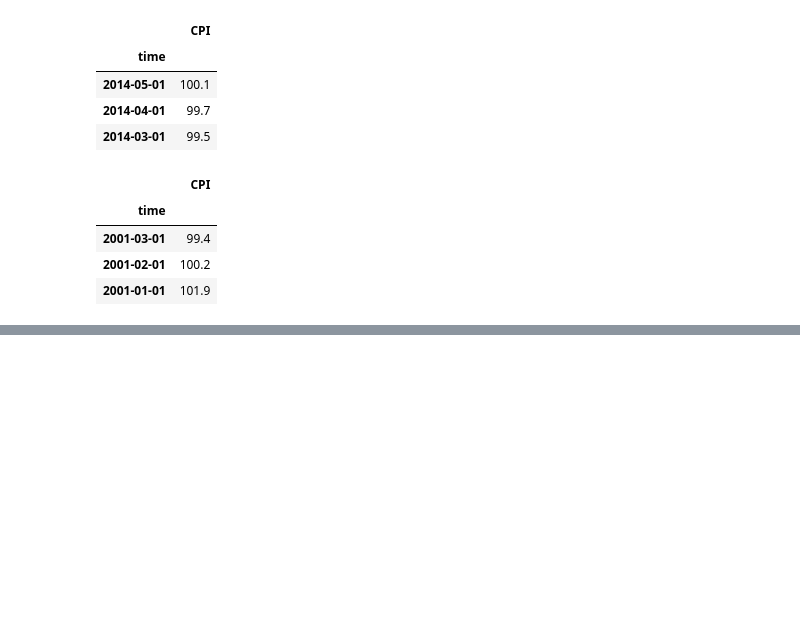
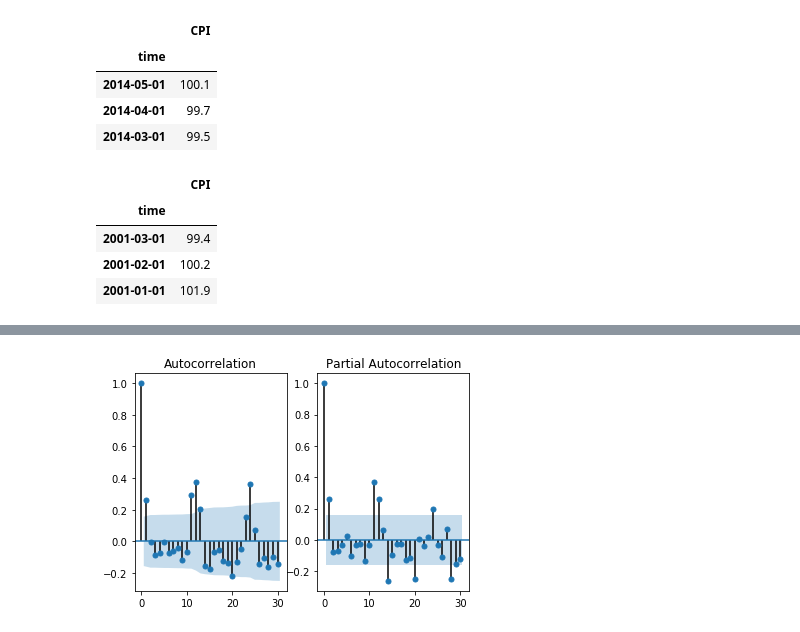
Before and after one commit to okluda/finpy_practice, a Jupyter notebook: ch_25.ipynb, the cells around one changed output, grey strips where cells are left out. Saved outputs shown, nothing was run; the diff lists cells and outputs as text; code cells hidden in the pictures; blank space fills up the shorter version.

```diff
--- a/ch_25.ipynb
+++ b/ch_25.ipynb
@@ -450,0 +303,11 @@ LjungBox[1]
+# %%
+# 加載 ADF 函數
+from arch.unitroot import ADF
+
+# 進行 ADF 單根檢定，並檢視結果
+# 最大落後階數設為 10
+# 防止使用的落後階數過多導致 p-value 偏低
+
+CPItrain=CPItrain.dropna().values
+
+print(ADF(CPItrain,max_lags=10).summary().as_text())
@@ -450,0 +350,12 @@ LjungBox[1]
+# %%
+# 將畫面一分為二
+# 在第一個畫面中畫出序列的自相關係數圖
+# 在第二個畫面中畫出序列的偏自相關係數圖
+from statsmodels.graphics.tsaplots import *
+import matplotlib.pyplot as plt
+axel=plt.subplot(121)
+axe2=plt.subplot(122)
+plotl=plot_acf(CPItrain,lags=30,ax=axel)
+plot2=plot_pacf(CPItrain,lags=30,ax=axe2)
+# %% [output]
+[figure, added]
```
Also changed, not shown: parts of 38 cells of this notebook.
